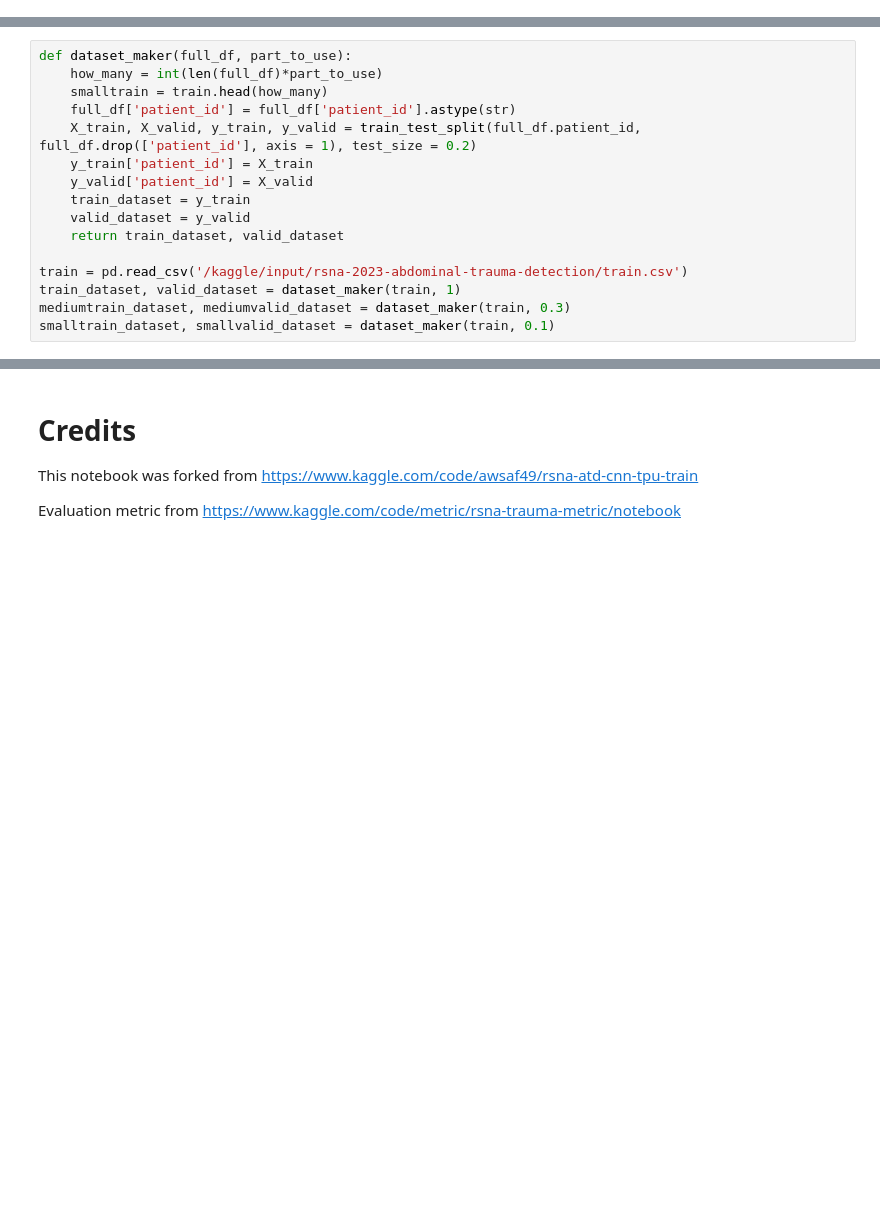
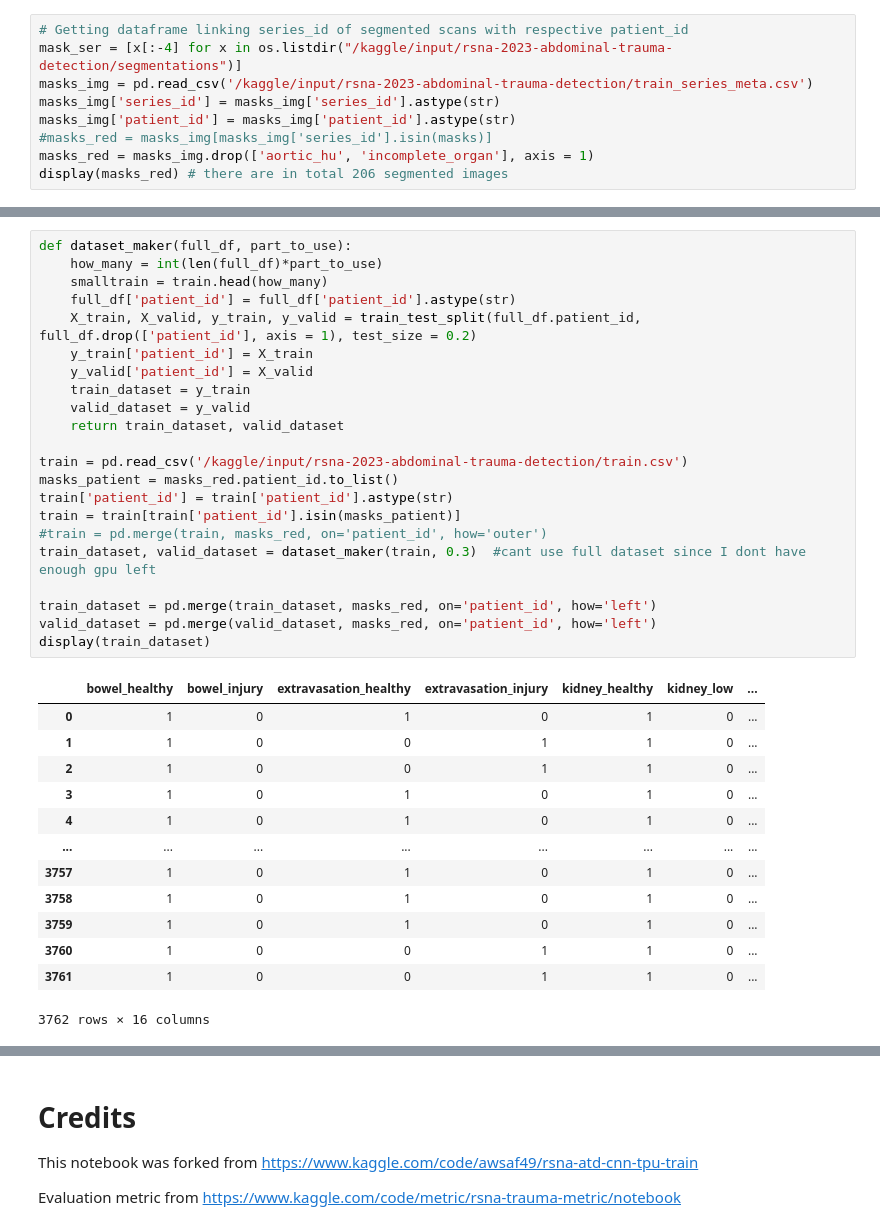
Before and after one commit to JohnyCoder238/RSNA_competition, a Jupyter notebook: rsna-make-tfrec.ipynb, the cells around one changed output, grey strips where cells are left out. Cells and saved outputs as stored; diff of their text form; blank space fills up the shorter version.

Commit message:
Trained organ segmentation and time limit for execution included

```diff
--- a/rsna-make-tfrec.ipynb
+++ b/rsna-make-tfrec.ipynb
@@ -17,3 +24,12 @@ TARGET_COLS  = [
         "liver_healthy", "liver_low", "liver_high",
         "spleen_healthy", "spleen_low", "spleen_high",
     ]
+# %%
+# Getting dataframe linking series_id of segmented scans with respective patient_id
+mask_ser = [x[:-4] for x in os.listdir("/kaggle/input/rsna-2023-abdominal-trauma-detection/segmentations")]
+masks_img = pd.read_csv('/kaggle/input/rsna-2023-abdominal-trauma-detection/train_series_meta.csv')
+masks_img['series_id'] = masks_img['series_id'].astype(str)
+masks_img['patient_id'] = masks_img['patient_id'].astype(str)
+#masks_red = masks_img[masks_img['series_id'].isin(masks)]
+masks_red = masks_img.drop(['aortic_hu', 'incomplete_organ'], axis = 1)
+display(masks_red) # there are in total 206 segmented images
@@ -20,16 +102,36 @@ TARGET_COLS  = [
 # %%
 def dataset_maker(full_df, part_to_use):
     how_many = int(len(full_df)*part_to_use)
     smalltrain = train.head(how_many)
     full_df['patient_id'] = full_df['patient_id'].astype(str)
     X_train, X_valid, y_train, y_valid = train_test_split(full_df.patient_id, full_df.drop(['patient_id'], axis = 1), test_size = 0.2)
     y_train['patient_id'] = X_train
     y_valid['patient_id'] = X_valid
     train_dataset = y_train
     valid_dataset = y_valid
     return train_dataset, valid_dataset
 
 train = pd.read_csv('/kaggle/input/rsna-2023-abdominal-trauma-detection/train.csv')
-train_dataset, valid_dataset = dataset_maker(train, 1)
-mediumtrain_dataset, mediumvalid_dataset = dataset_maker(train, 0.3)
-smalltrain_dataset, smallvalid_dataset = dataset_maker(train, 0.1)
+masks_patient = masks_red.patient_id.to_list()
+train['patient_id'] = train['patient_id'].astype(str)
+train = train[train['patient_id'].isin(masks_patient)]
+#train = pd.merge(train, masks_red, on='patient_id', how='outer')
+train_dataset, valid_dataset = dataset_maker(train, 0.3)  #cant use full dataset since I dont have enough gpu left
+
+train_dataset = pd.merge(train_dataset, masks_red, on='patient_id', how='left')
+valid_dataset = pd.merge(valid_dataset, masks_red, on='patient_id', how='left')
+display(train_dataset)
+# %% [output]
+|  | bowel_healthy | bowel_injury | extravasation_healthy | extravasation_injury | kidney_healthy | kidney_low | ... |
+| 0 | 1 | 0 | 1 | 0 | 1 | 0 | ... |
+| 1 | 1 | 0 | 0 | 1 | 1 | 0 | ... |
+| 2 | 1 | 0 | 0 | 1 | 1 | 0 | ... |
+| 3 | 1 | 0 | 1 | 0 | 1 | 0 | ... |
+| 4 | 1 | 0 | 1 | 0 | 1 | 0 | ... |
+| ... | ... | ... | ... | ... | ... | ... | ... |
+| 3757 | 1 | 0 | 1 | 0 | 1 | 0 | ... |
+| 3758 | 1 | 0 | 1 | 0 | 1 | 0 | ... |
+| 3759 | 1 | 0 | 1 | 0 | 1 | 0 | ... |
+| 3760 | 1 | 0 | 0 | 1 | 1 | 0 | ... |
+| 3761 | 1 | 0 | 0 | 1 | 1 | 0 | ... |
+3762 rows × 16 columns
```
Also changed, not shown: parts of 7 cells of this notebook.
